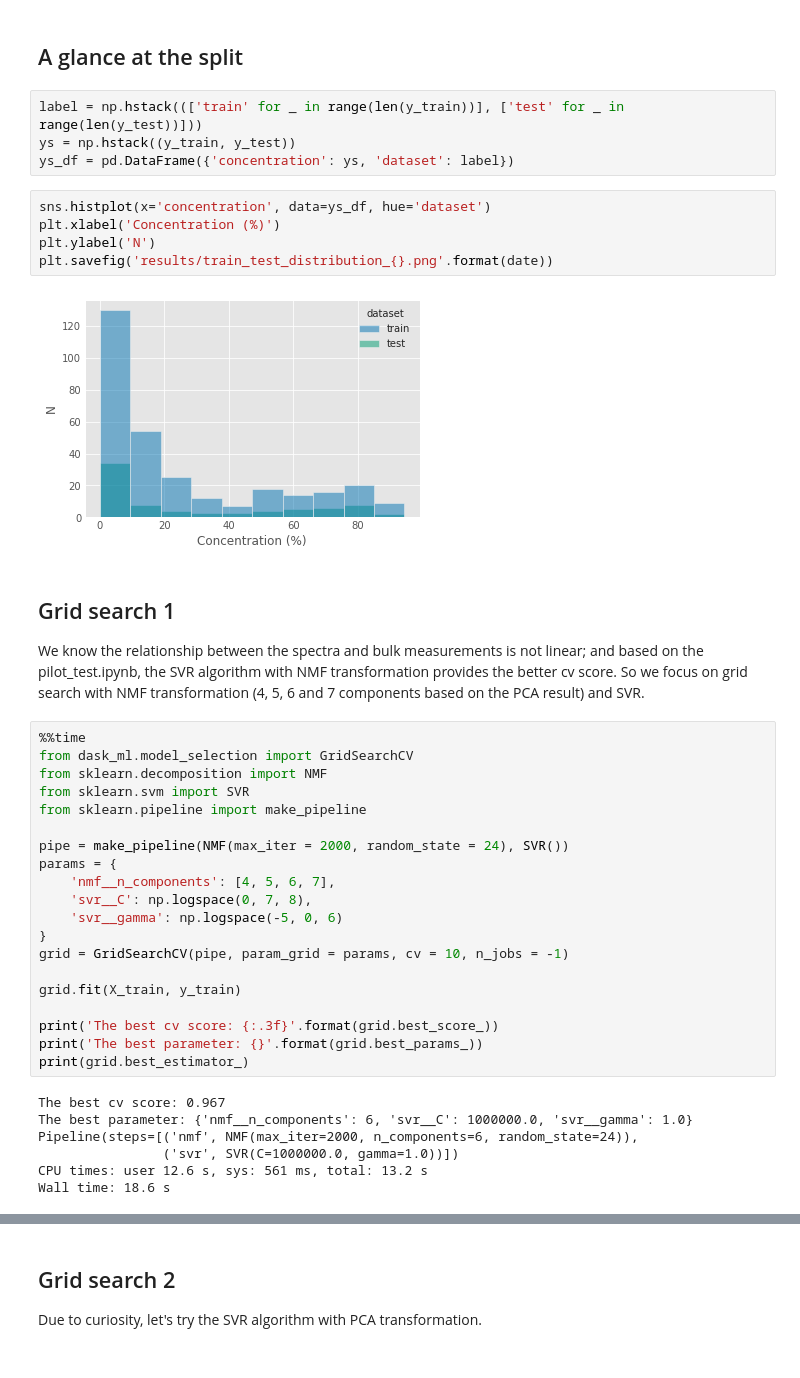
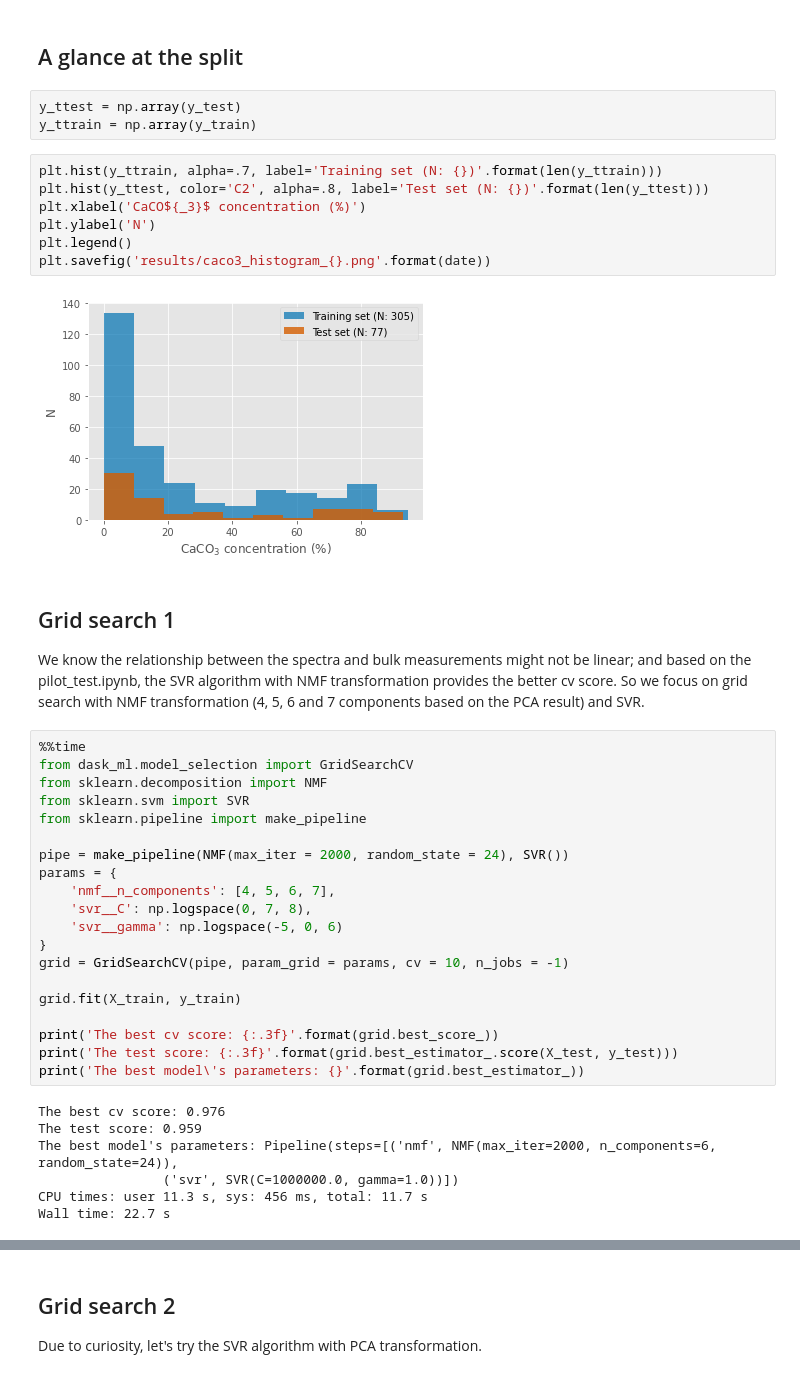
Before and after one commit to dispink/CaCO3_NWP, a Jupyter notebook: build_models_01.ipynb, the cells around one changed output, grey strips where cells are left out. Saved outputs shown, nothing was run; the diff lists cells and outputs as text.

```diff
--- a/build_models_01.ipynb
+++ b/build_models_01.ipynb
@@ -135,20 +133,21 @@ X_test
 | Array Chunk Bytes 1.26 MB 1.26 MB... |  |
 # %% [markdown]
 ## A glance at the split
-# %%
-label = np.hstack((['train' for _ in range(len(y_train))], ['test' for _ in range(len(y_test))]))
-ys = np.hstack((y_train, y_test))
-ys_df = pd.DataFrame({'concentration': ys, 'dataset': label})
-# %%
-sns.histplot(x='concentration', data=ys_df, hue='dataset')
-plt.xlabel('Concentration (%)')
-plt.ylabel('N')
-plt.savefig('results/train_test_distribution_{}.png'.format(date))
-# %% [output]
-[figure, removed]
+# %%
+y_ttest = np.array(y_test)
+y_ttrain = np.array(y_train)
+# %%
+plt.hist(y_ttrain, alpha=.7, label='Training set (N: {})'.format(len(y_ttrain)))
+plt.hist(y_ttest, color='C2', alpha=.8, label='Test set (N: {})'.format(len(y_ttest)))
+plt.xlabel('CaCO${_3}$ concentration (%)')
+plt.ylabel('N')
+plt.legend()
+plt.savefig('results/caco3_histogram_{}.png'.format(date))
+# %% [output]
+[figure, added]
 # %% [markdown]
 ## Grid search 1
-We know the relationship between the spectra and bulk measurements is not linear; and based on the pilot_test.ipynb, the SVR algorithm with NMF transformation provides the better cv score. So we focus on grid search with NMF transformation (4, 5, 6 and 7 components based on the PCA result) and SVR.
+We know the relationship between the spectra and bulk measurements might not be linear; and based on the pilot_test.ipynb, the SVR algorithm with NMF transformation provides the better cv score. So we focus on grid search with NMF transformation (4, 5, 6 and 7 components based on the PCA result) and SVR.
 # %%
 %%time
 from dask_ml.model_selection import GridSearchCV
@@ -167,12 +166,12 @@ grid = GridSearchCV(pipe, param_grid = params, cv = 10, n_jobs = -1)
 grid.fit(X_train, y_train)
 
 print('The best cv score: {:.3f}'.format(grid.best_score_))
-print('The best parameter: {}'.format(grid.best_params_))
-print(grid.best_estimator_)
+print('The test score: {:.3f}'.format(grid.best_estimator_.score(X_test, y_test)))
+print('The best model\'s parameters: {}'.format(grid.best_estimator_))
 # %% [output]
-The best cv score: 0.967
-The best parameter: {'nmf__n_components': 6, 'svr__C': 1000000.0, 'svr__gamma': 1.0}
-Pipeline(steps=[('nmf', NMF(max_iter=2000, n_components=6, random_state=24)),
+The best cv score: 0.976
+The test score: 0.959
+The best model's parameters: Pipeline(steps=[('nmf', NMF(max_iter=2000, n_components=6, random_state=24)),
                 ('svr', SVR(C=1000000.0, gamma=1.0))])
-CPU times: user 12.6 s, sys: 561 ms, total: 13.2 s
-Wall time: 18.6 s
+CPU times: user 11.3 s, sys: 456 ms, total: 11.7 s
+Wall time: 22.7 s
```
Also changed, not shown: parts of 28 cells of this notebook, 2 other files.
